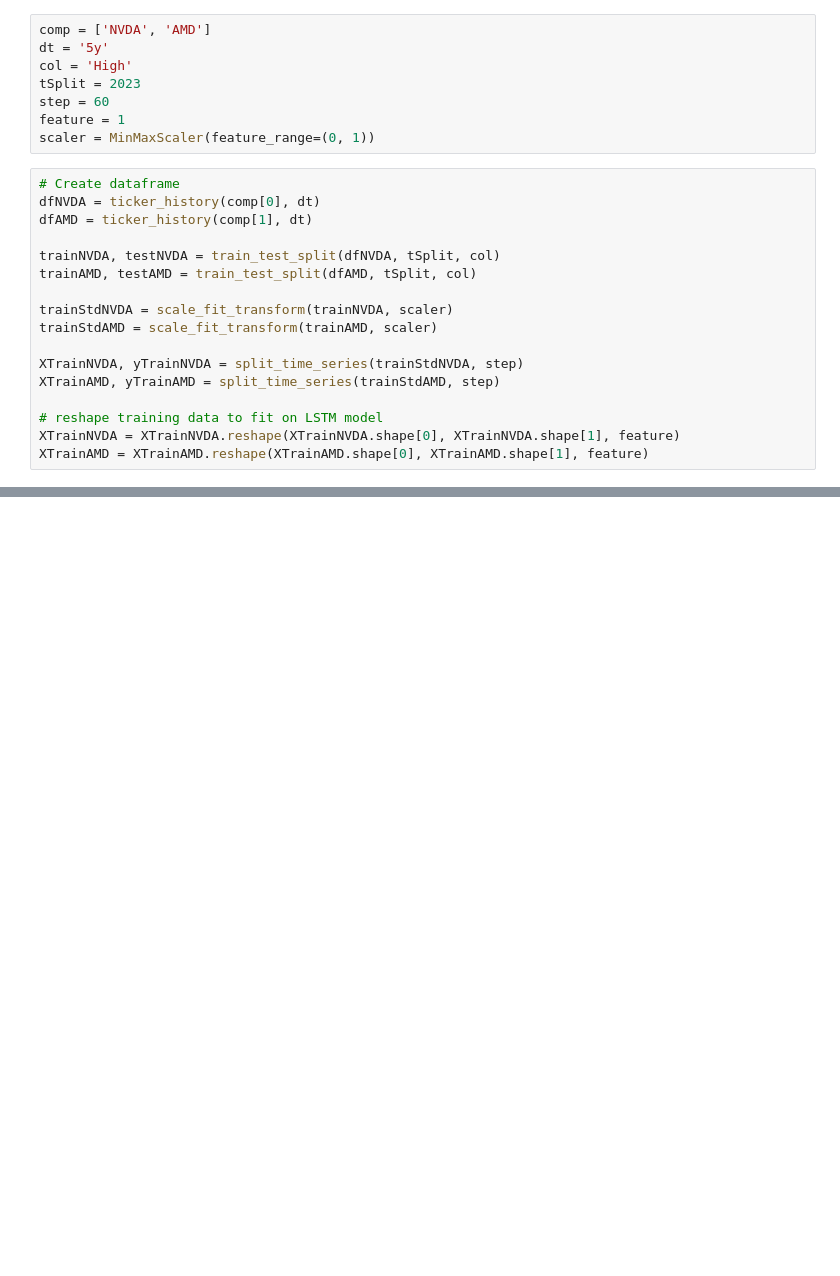
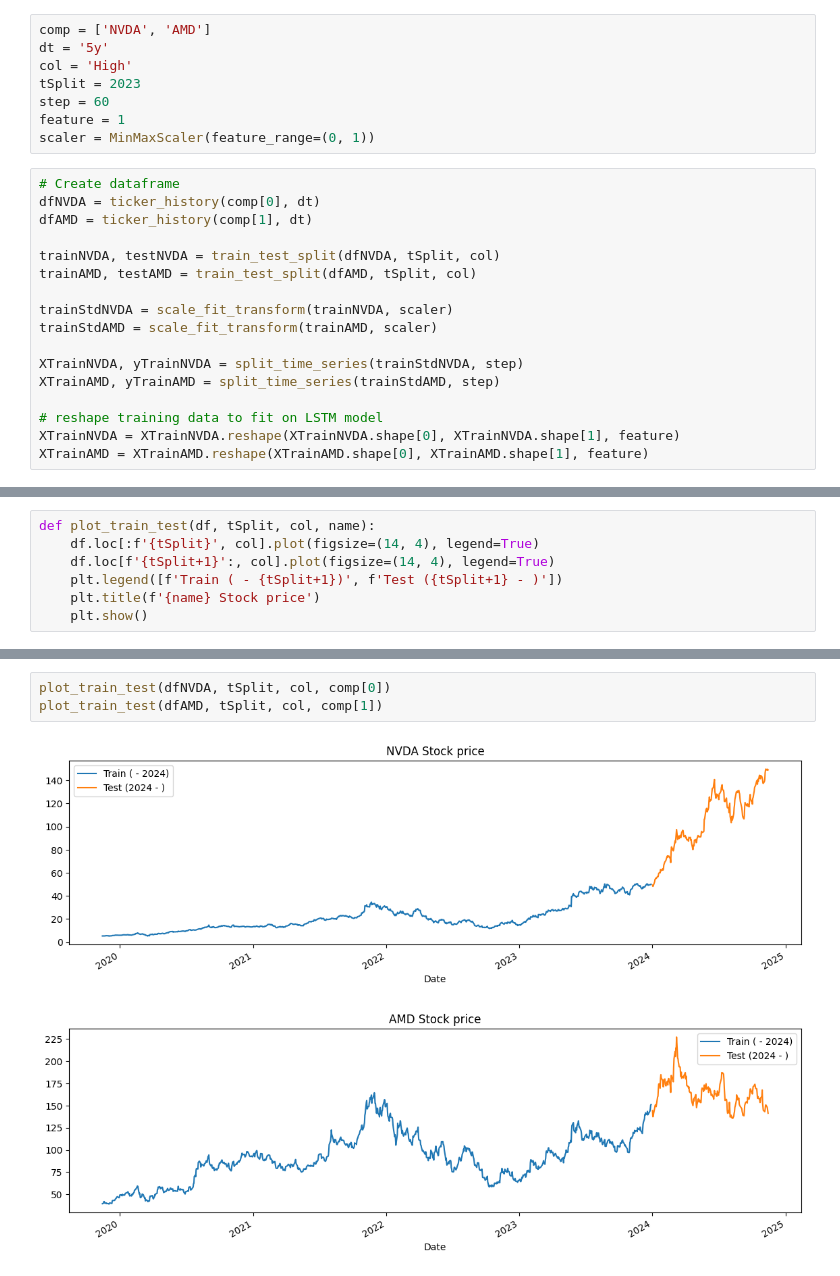
Before and after one commit to datasheng/csc46000-team-project-4219-industries-llc, a Jupyter notebook: nvda_amd.ipynb, the cells around one changed output, grey strips where cells are left out. Cells and saved outputs as stored; diff of their text form; blank space fills up the shorter version.

Commit message:
add plot

```diff
--- a/nvda_amd.ipynb
+++ b/nvda_amd.ipynb
@@ -94,0 +117,7 @@ XTestAMD, yTestAMD, yPredAMD = predict_lstm(dfAMD, lstmAMD, testAMD, XTrainAMD,
+# %%
+def plot_train_test(df, tSplit, col, name):
+    df.loc[:f'{tSplit}', col].plot(figsize=(14, 4), legend=True)
+    df.loc[f'{tSplit+1}':, col].plot(figsize=(14, 4), legend=True)
+    plt.legend([f'Train ( - {tSplit+1})', f'Test ({tSplit+1} - )'])
+    plt.title(f'{name} Stock price')
+    plt.show()
@@ -94,0 +133,6 @@ XTestAMD, yTestAMD, yPredAMD = predict_lstm(dfAMD, lstmAMD, testAMD, XTrainAMD,
+# %%
+plot_train_test(dfNVDA, tSplit, col, comp[0])
+plot_train_test(dfAMD, tSplit, col, comp[1])
+# %% [output]
+[figure, added]
+[figure, added]
```
Also changed, not shown: parts of 4 cells of this notebook.
